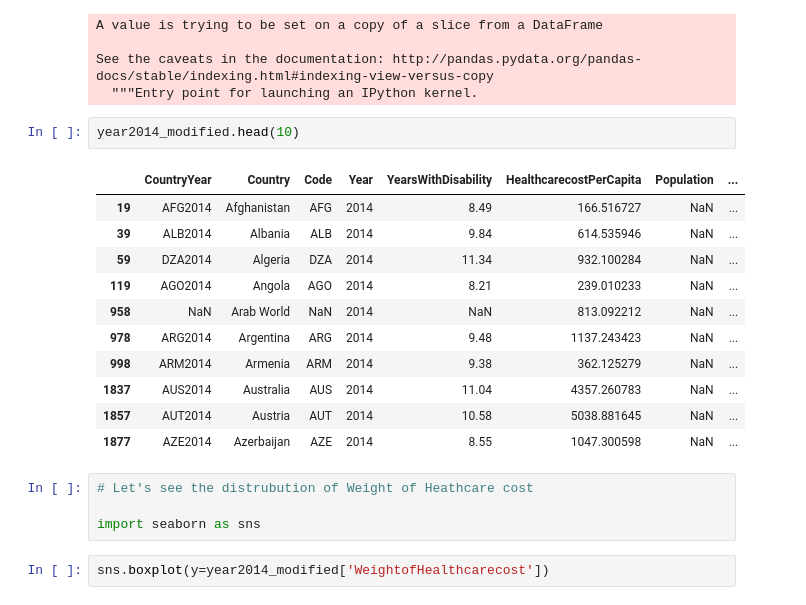
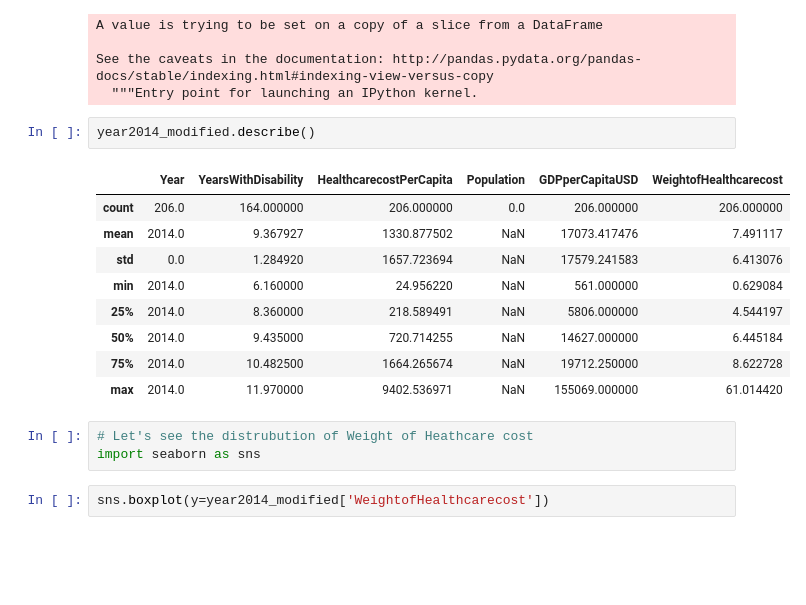
Before and after one commit to NamiF/The-cost-of-healcare-related-to-longevity, a Jupyter notebook: Healthcare_cost_of_longevity.ipynb, the cells around one changed output. Cells and saved outputs as stored; diff of their text form; blank space fills up the shorter version.

```diff
--- a/Healthcare_cost_of_longevity.ipynb
+++ b/Healthcare_cost_of_longevity.ipynb
@@ -185,23 +184,20 @@ A value is trying to be set on a copy of a slice from a DataFrame
 
 See the caveats in the documentation: http://pandas.pydata.org/pandas-docs/stable/indexing.html#indexing-view-versus-copy
   """Entry point for launching an IPython kernel.
-# %%
-year2014_modified.head(10)
-# %% [output]
-|  | CountryYear | Country | Code | Year | YearsWithDisability | HealthcarecostPerCapita | Population | ... |
-| 19 | AFG2014 | Afghanistan | AFG | 2014 | 8.49 | 166.516727 | NaN | ... |
-| 39 | ALB2014 | Albania | ALB | 2014 | 9.84 | 614.535946 | NaN | ... |
-| 59 | DZA2014 | Algeria | DZA | 2014 | 11.34 | 932.100284 | NaN | ... |
-| 119 | AGO2014 | Angola | AGO | 2014 | 8.21 | 239.010233 | NaN | ... |
-| 958 | NaN | Arab World | NaN | 2014 | NaN | 813.092212 | NaN | ... |
-| 978 | ARG2014 | Argentina | ARG | 2014 | 9.48 | 1137.243423 | NaN | ... |
-| 998 | ARM2014 | Armenia | ARM | 2014 | 9.38 | 362.125279 | NaN | ... |
-| 1837 | AUS2014 | Australia | AUS | 2014 | 11.04 | 4357.260783 | NaN | ... |
-| 1857 | AUT2014 | Austria | AUT | 2014 | 10.58 | 5038.881645 | NaN | ... |
-| 1877 | AZE2014 | Azerbaijan | AZE | 2014 | 8.55 | 1047.300598 | NaN | ... |
+# %%
+year2014_modified.describe()
+# %% [output]
+|  | Year | YearsWithDisability | HealthcarecostPerCapita | Population | GDPperCapitaUSD | WeightofHealthcarecost |
+| count | 206.0 | 164.000000 | 206.000000 | 0.0 | 206.000000 | 206.000000 |
+| mean | 2014.0 | 9.367927 | 1330.877502 | NaN | 17073.417476 | 7.491117 |
+| std | 0.0 | 1.284920 | 1657.723694 | NaN | 17579.241583 | 6.413076 |
+| min | 2014.0 | 6.160000 | 24.956220 | NaN | 561.000000 | 0.629084 |
+| 25% | 2014.0 | 8.360000 | 218.589491 | NaN | 5806.000000 | 4.544197 |
+| 50% | 2014.0 | 9.435000 | 720.714255 | NaN | 14627.000000 | 6.445184 |
+| 75% | 2014.0 | 10.482500 | 1664.265674 | NaN | 19712.250000 | 8.622728 |
+| max | 2014.0 | 11.970000 | 9402.536971 | NaN | 155069.000000 | 61.014420 |
 # %%
 # Let's see the distrubution of Weight of Heathcare cost
-
 import seaborn as sns
 # %%
 sns.boxplot(y=year2014_modified['WeightofHealthcarecost'])
```
Also changed, not shown: parts of 7 cells of this notebook.
